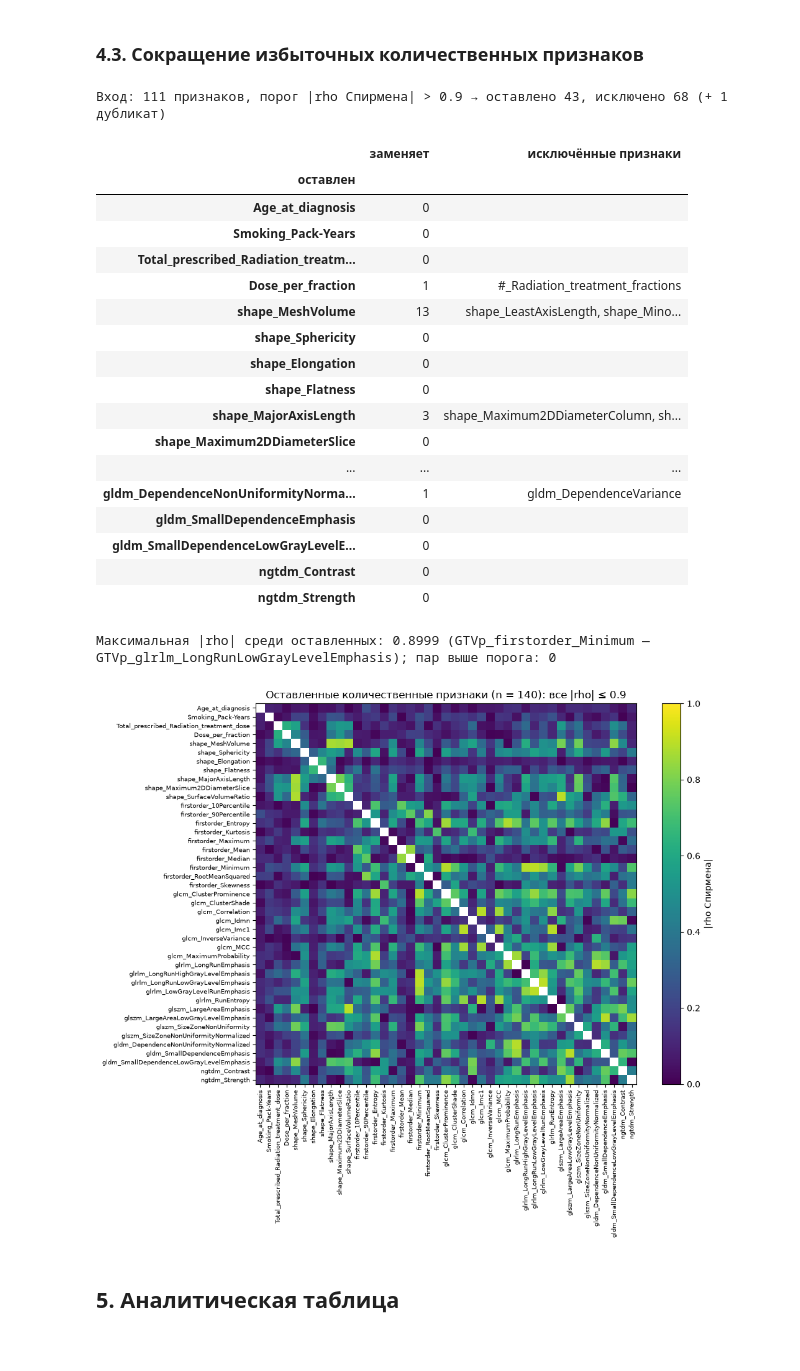
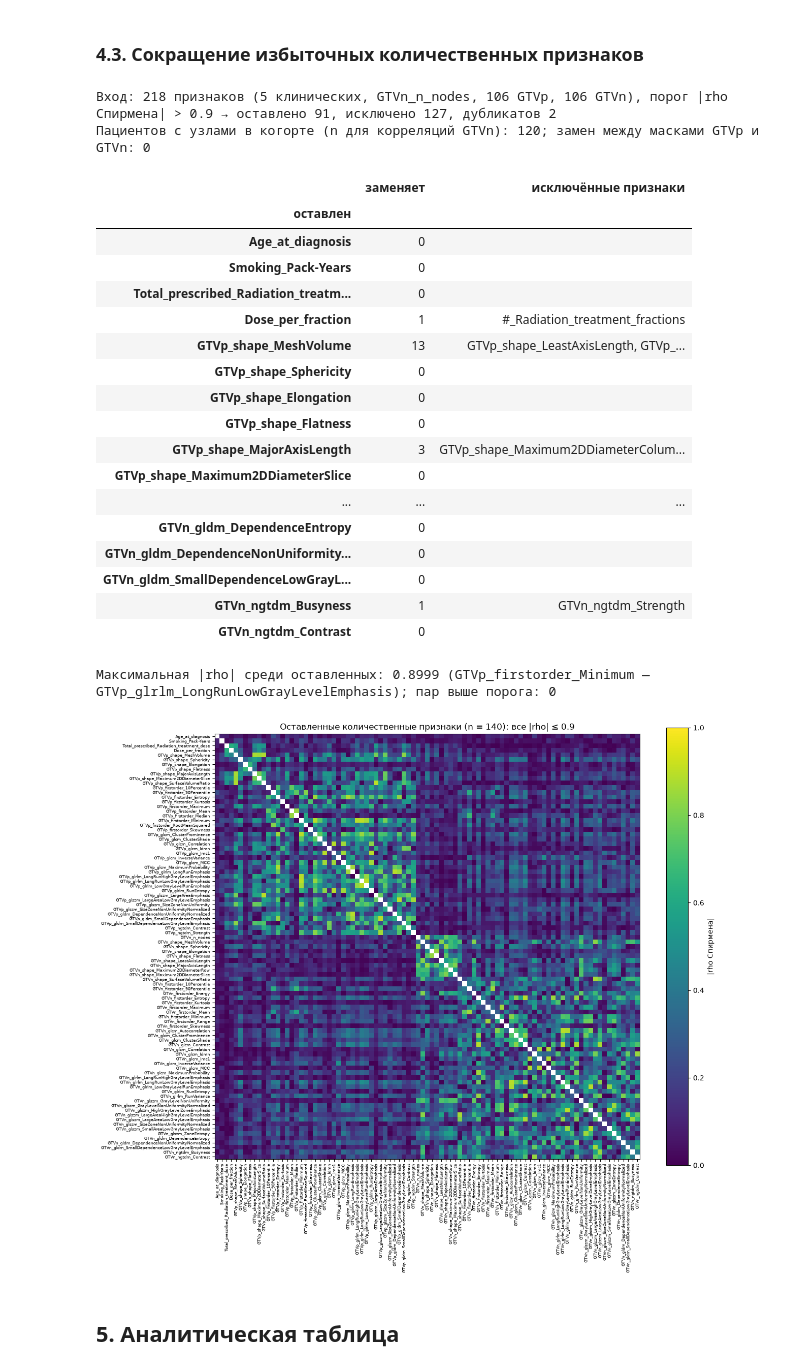
Before and after one commit to a1pha-dev/SS-Computationaloncology, a Jupyter notebook: w4/practice.ipynb, the cells around one changed output. Drawn from its saved outputs; the diff is of its cells as text; code cells hidden in the pictures.

```diff
--- a/w4/practice.ipynb
+++ b/w4/practice.ipynb
@@ -315,13 +345,17 @@ print(f"Осталось кандидатов: {len(features)}")
 quant_clin = ["Age_at_diagnosis", "Smoking_Pack-Years", "Total_prescribed_Radiation_treatment_dose",
               "Dose_per_fraction", "#_Radiation_treatment_fractions"]
 cls_order = ["shape", "firstorder", "glcm", "glrlm", "glszm", "gldm", "ngtdm"]
-first = ["GTVp_shape_MeshVolume", "GTVp_shape_Sphericity"]
-rad = [f for f in features if f.startswith("GTVp_")]
-rad_order = first + sorted([f for f in rad if f not in first],
-                           key=lambda f: (cls_order.index(f.split("_")[1]), rad.index(f)))
-order = [f for f in quant_clin if f in features] + rad_order   # приоритет задан без использования исхода
+def roi_order(prefix):
+    """Порядок внутри маски: объём, сферичность, затем классы shape → ngtdm в порядке PyRadiomics."""
+    first = [f"{prefix}_shape_MeshVolume", f"{prefix}_shape_Sphericity"]
+    rad = [f for f in features if f.startswith(prefix + "_") and f != "GTVn_n_nodes"]
+    return first + sorted([f for f in rad if f not in first],
+                          key=lambda f: (cls_order.index(f.split("_")[1]), rad.index(f)))
 
-rho = cohort[order].corr(method="spearman").abs()
+# приоритет задан без использования исхода: клиника → GTVp (область конечной точки) → число узлов → GTVn
+order = [f for f in quant_clin if f in features] + roi_order("GTVp") + ["GTVn_n_nodes"] + roi_order("GTVn")
+
+rho = cohort[order].corr(method="spearman").abs()      # попарно полные наблюдения: для GTVn — 120 пациентов с узлами
 kept, replaced_by = [], {}
 for f in order:
     hit = [k for k in kept if rho.loc[f, k] > CORR_THRESHOLD]
@@ -339,52 +373,58 @@ def root(f):
 absorbed = pd.Series([root(f) for f in list(replaced_by) + list(duplicates)]).value_counts()
 summary = pd.DataFrame({
     "заменяет": [int(absorbed.get(k, 0)) for k in kept],
-    "исключённые признаки": [", ".join(f.removeprefix("GTVp_") for f in list(replaced_by) + list(duplicates)
+    "исключённые признаки": [", ".join(f for f in list(replaced_by) + list(duplicates)
                                        if root(f) == k) for k in kept]},
-    index=pd.Index([k.removeprefix("GTVp_") for k in kept], name="оставлен"))
-print(f"Вход: {len(order)} признаков, порог |rho Спирмена| > {CORR_THRESHOLD} → оставлено {len(kept)}, "
-      f"исключено {len(replaced_by)} (+ {len(duplicates)} дубликат)")
-display(summary)
+    index=pd.Index(kept, name="оставлен"))
+print(f"Вход: {len(order)} признаков ({len(quant_clin)} клинических, GTVn_n_nodes, "
+      f"{sum(f.startswith('GTVp_') for f in order)} GTVp, {sum(f.startswith('GTVn_') for f in order) - 1} GTVn), порог |rho Спирмена| > {CORR_THRESHOLD} → оставлено {len(kept)}, "
+      f"исключено {len(replaced_by)}, дубликатов {len(duplicates)}")
+cross = sum(f[:4] != root(f)[:4] for f in replaced_by if f.startswith("GTV") and root(f).startswith("GTV"))
+print(f"Пациентов с узлами в когорте (n для корреляций GTVn): {int(cohort.GTVn_shape_MeshVolume.notna().sum())}; "
+      f"замен между масками GTVp и GTVn: {cross}")
+with pd.option_context("display.max_rows", 150):
+    display(summary)
 # %% [output]
-Вход: 111 признаков, порог |rho Спирмена| > 0.9 → оставлено 43, исключено 68 (+ 1 дубликат)
+Вход: 218 признаков (5 клинических, GTVn_n_nodes, 106 GTVp, 106 GTVn), порог |rho Спирмена| > 0.9 → оставлено 91, исключено 127, дубликатов 2
+Пациентов с узлами в когорте (n для корреляций GTVn): 120; замен между масками GTVp и GTVn: 0
 |  | заменяет | исключённые признаки |
 | оставлен |  |  |
 | Age_at_diagnosis | 0 |  |
 | Smoking_Pack-Years | 0 |  |
 | Total_prescribed_Radiation_treatm... | 0 |  |
 | Dose_per_fraction | 1 | #_Radiation_treatment_fractions |
-| shape_MeshVolume | 13 | shape_LeastAxisLength, shape_Mino... |
-| shape_Sphericity | 0 |  |
-| shape_Elongation | 0 |  |
-| shape_Flatness | 0 |  |
-| shape_MajorAxisLength | 3 | shape_Maximum2DDiameterColumn, sh... |
-| shape_Maximum2DDiameterSlice | 0 |  |
+| GTVp_shape_MeshVolume | 13 | GTVp_shape_LeastAxisLength, GTVp_... |
+| GTVp_shape_Sphericity | 0 |  |
+| GTVp_shape_Elongation | 0 |  |
+| GTVp_shape_Flatness | 0 |  |
+| GTVp_shape_MajorAxisLength | 3 | GTVp_shape_Maximum2DDiameterColum... |
+| GTVp_shape_Maximum2DDiameterSlice | 0 |  |
 | ... | ... | ... |
-| gldm_DependenceNonUniformityNorma... | 1 | gldm_DependenceVariance |
-| gldm_SmallDependenceEmphasis | 0 |  |
-| gldm_SmallDependenceLowGrayLevelE... | 0 |  |
-| ngtdm_Contrast | 0 |  |
-| ngtdm_Strength | 0 |  |
+| GTVn_gldm_DependenceEntropy | 0 |  |
+| GTVn_gldm_DependenceNonUniformity... | 0 |  |
+| GTVn_gldm_SmallDependenceLowGrayL... | 0 |  |
+| GTVn_ngtdm_Busyness | 1 | GTVn_ngtdm_Strength |
+| GTVn_ngtdm_Contrast | 0 |  |
 # %%
 r_kept = cohort[kept].corr(method="spearman").abs()
 r_kept = r_kept.mask(np.eye(len(kept), dtype=bool))
 i, j = np.unravel_index(np.nanargmax(r_kept.values), r_kept.shape)
 assert np.nanmax(r_kept.values) <= CORR_THRESHOLD
 print(f"Максимальная |rho| среди оставленных: {r_kept.values[i, j]:.4f} ({kept[i]} — {kept[j]}); "
       f"пар выше порога: {int((r_kept.values > CORR_THRESHOLD).sum() // 2)}")
 
-fig, ax = plt.subplots(figsize=(11, 9))
+fig, ax = plt.subplots(figsize=(13, 11))
 im = ax.imshow(r_kept, vmin=0, vmax=1, cmap="viridis")
-short = [k.removeprefix("GTVp_") for k in kept]
-ax.set_xticks(range(len(kept)), short, rotation=90, fontsize=7)
-ax.set_yticks(range(len(kept)), short, fontsize=7)
+short = kept
+ax.set_xticks(range(len(kept)), short, rotation=90, fontsize=6)
+ax.set_yticks(range(len(kept)), short, fontsize=6)
 fig.colorbar(im, ax=ax, label="|rho Спирмена|")
 ax.set_title(f"Оставленные количественные признаки (n = {len(cohort)}): все |rho| ≤ {CORR_THRESHOLD}")
 fig.tight_layout()
 plt.show()
 # %% [output]
 Максимальная |rho| среди оставленных: 0.8999 (GTVp_firstorder_Minimum — GTVp_glrlm_LongRunLowGrayLevelEmphasis); пар выше порога: 0
-[figure, old version]
+[figure, new version]
 # %% [markdown]
 ## 5. Аналитическая таблица
 # %%
```
Also changed, not shown: parts of 12 cells of this notebook, 5 other files.
